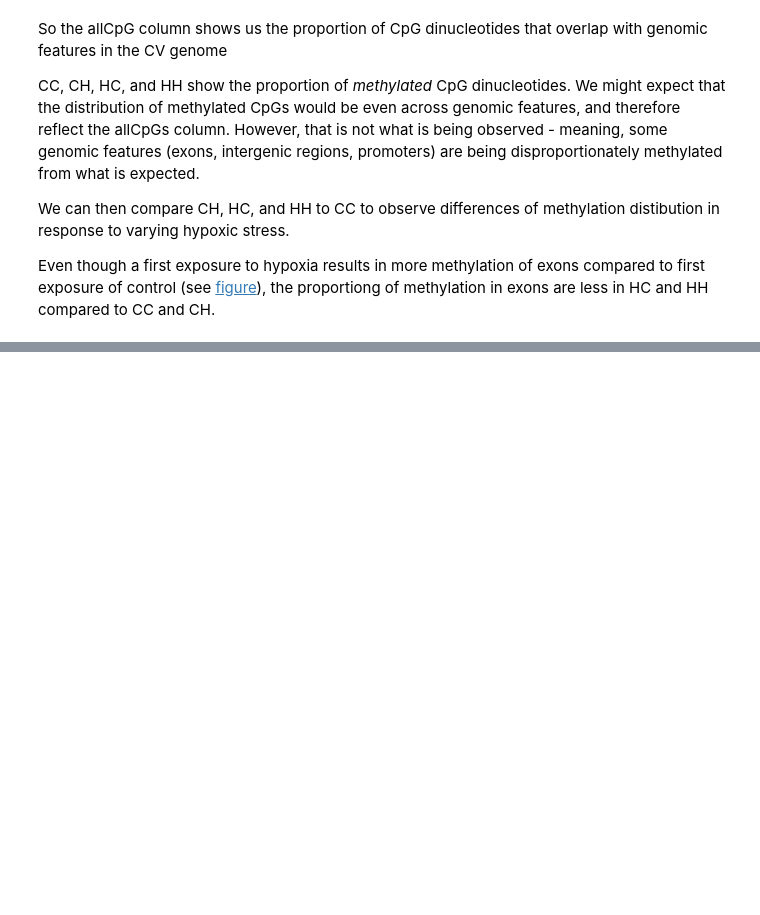
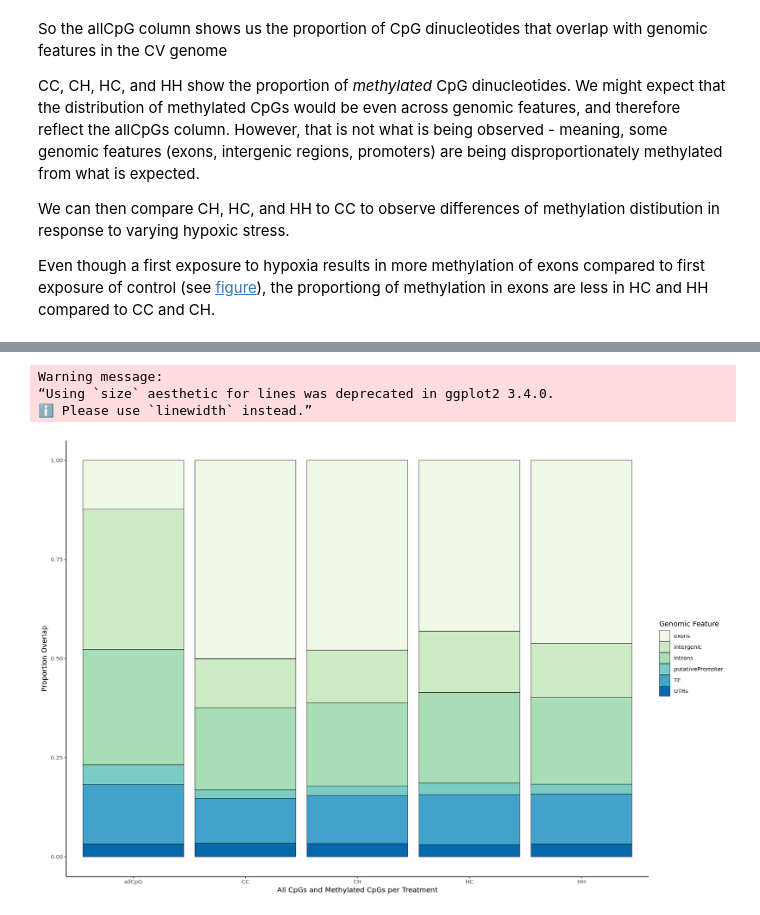
Before and after one commit to jgmcdonough/CE18_methylRAD_analysis, a Jupyter notebook: analysis/genomic_feature_tracks/create_proportionPlot.ipynb, the cells around one changed output, grey strips where cells are left out. Cells and saved outputs as stored; diff of their text form; code cells hidden in the pictures; blank space fills up the shorter version.

Commit message:
used more stringent qualifier for methylated CpG and redid analysis to see how this changes things

```diff
--- a/analysis/genomic_feature_tracks/create_proportionPlot.ipynb
+++ b/analysis/genomic_feature_tracks/create_proportionPlot.ipynb
@@ -63,0 +127,3 @@ Even though a first exposure to hypoxia results in more methylation of exons com
+# %%
+df10 <- read.csv('/project/pi_sarah_gignouxwolfsohn_uml_edu/julia/CE_MethylRAD_analysis_2018/analysis/genomic_feature_tracks/10propOverlap_decimal.csv')
+df10
@@ -63,0 +150,19 @@ Even though a first exposure to hypoxia results in more methylation of exons com
+# %%
+options(repr.plot.width=15, repr.plot.height=10)
+
+propOv10 <- ggplot(df10) +
+ aes(x = treatment, y = proportion_overlap, fill = genomicFeature) +
+ geom_col() +
+ scale_fill_brewer(palette = "GnBu",
+ direction = 1) +
+  geom_col(color = "black", size = 0.25) +
+ labs(x = "All CpGs and Methylated CpGs per Treatment", y = "Proportion Overlap",
+ fill = "Genomic Feature") +
+ theme_classic()
+
+propOv10
+# %% [output]
+Warning message:
+“Using `size` aesthetic for lines was deprecated in ggplot2 3.4.0.
+ℹ Please use `linewidth` instead.”
+[figure, added]
```
Also changed, not shown: parts of 11 cells of this notebook, 3 other files.
